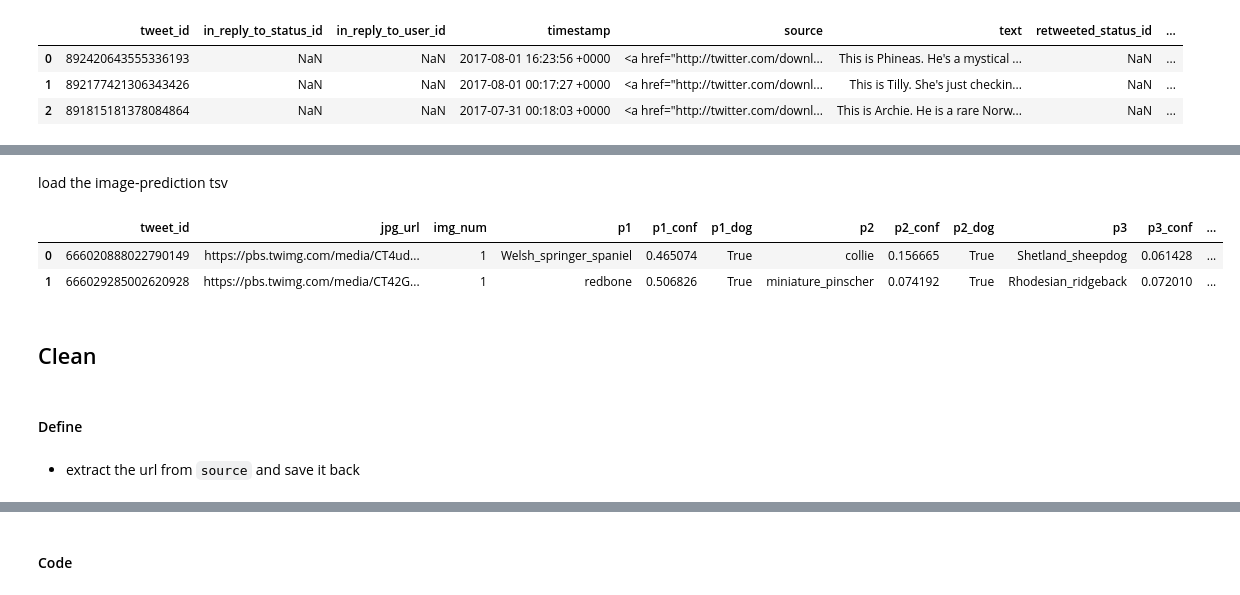
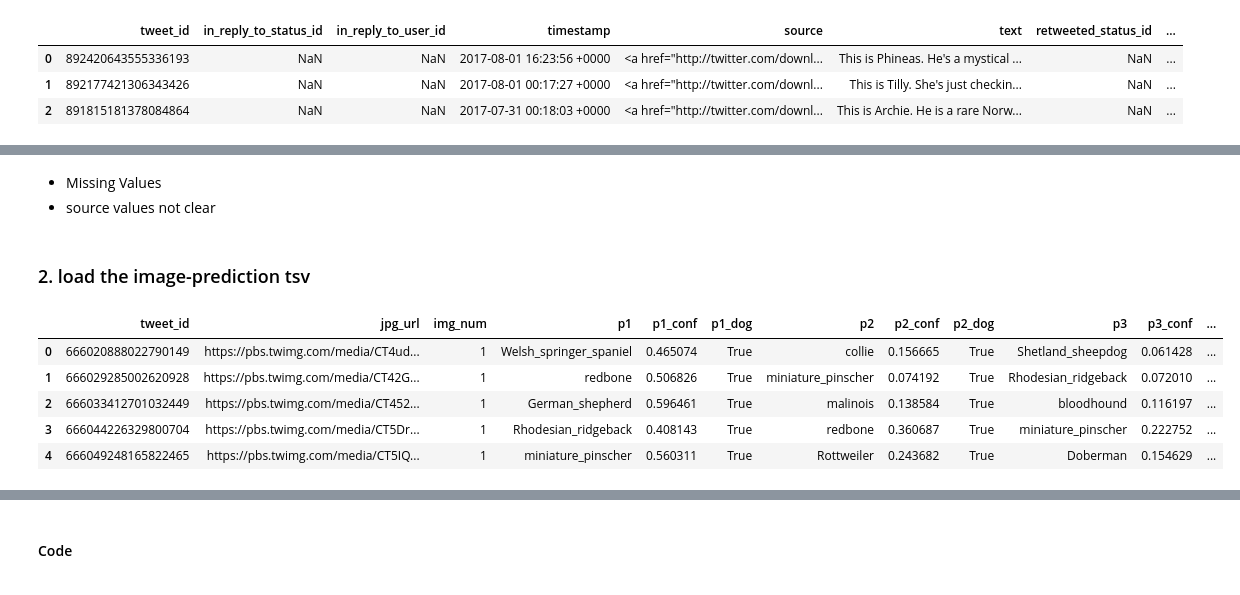
Before and after one commit to josuablejeru/project_3_data_wrangle_and_analyze_data, a Jupyter notebook: wrangle_act.ipynb, the cells around one changed output, grey strips where cells are left out. Saved outputs shown, nothing was run; the diff lists cells and outputs as text; code cells hidden in the pictures.

```diff
--- a/wrangle_act.ipynb
+++ b/wrangle_act.ipynb
@@ -26,15 +46,15 @@ df_twitter_archive_enhanced.head(3)
+# %% [markdown]
+- Missing Values
+- source values not clear
 # %% [markdown]
-load the image-prediction tsv
+### 2. load the image-prediction tsv
 # %%
 df_image_predictions = pd.read_csv('./image-predictions.tsv', sep='\t')
-df_image_predictions.head(2)
+df_image_predictions.head()
 # %% [output]
 |  | tweet_id | jpg_url | img_num | p1 | p1_conf | p1_dog | p2 | p2_conf | p2_dog | p3 | p3_conf | ... |
 | 0 | 666020888022790149 | https://pbs.twimg.com/media/CT4ud... | 1 | Welsh_springer_spaniel | 0.465074 | True | collie | 0.156665 | True | Shetland_sheepdog | 0.061428 | ... |
 | 1 | 666029285002620928 | https://pbs.twimg.com/media/CT42G... | 1 | redbone | 0.506826 | True | miniature_pinscher | 0.074192 | True | Rhodesian_ridgeback | 0.072010 | ... |
+| 2 | 666033412701032449 | https://pbs.twimg.com/media/CT452... | 1 | German_shepherd | 0.596461 | True | malinois | 0.138584 | True | bloodhound | 0.116197 | ... |
+| 3 | 666044226329800704 | https://pbs.twimg.com/media/CT5Dr... | 1 | Rhodesian_ridgeback | 0.408143 | True | redbone | 0.360687 | True | miniature_pinscher | 0.222752 | ... |
+| 4 | 666049248165822465 | https://pbs.twimg.com/media/CT5IQ... | 1 | miniature_pinscher | 0.560311 | True | Rottweiler | 0.243682 | True | Doberman | 0.154629 | ... |
-# %% [markdown]
-## Clean
-# %% [markdown]
-#### Define
-# %% [markdown]
-- extract the url from `source` and save it back
```
Also changed, not shown: parts of 66 cells of this notebook.
